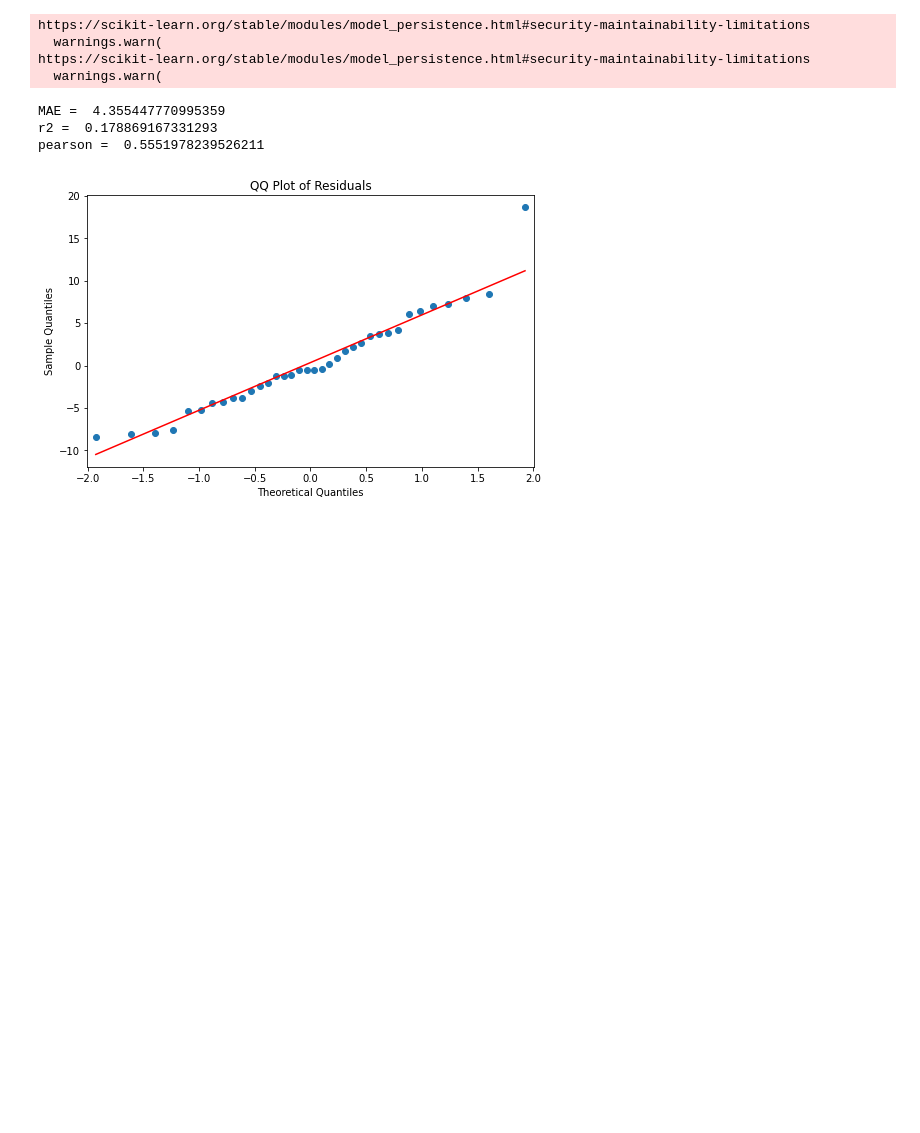
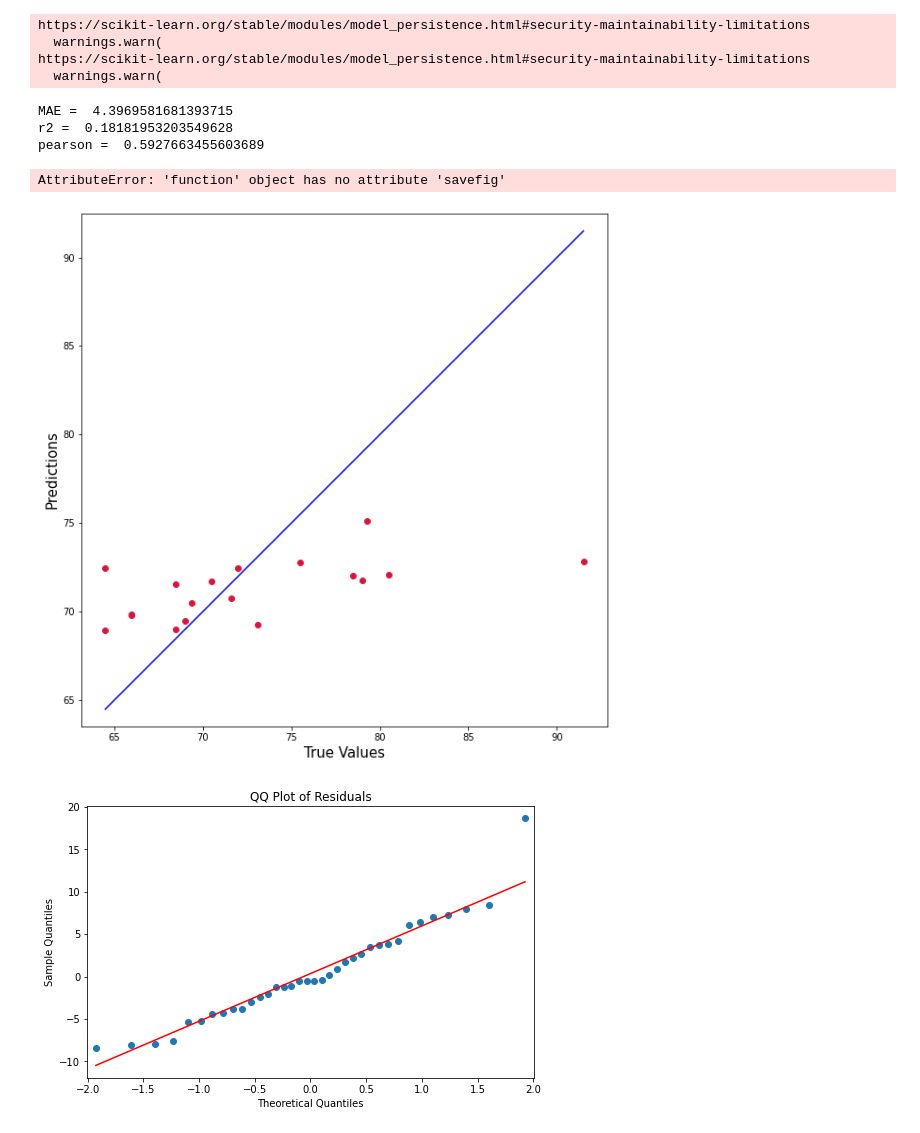
Before and after one commit to Mike-Skehan/AntibodyFvTm50Predictor, a Jupyter notebook: jupyter/29032023_notebook.ipynb, the cells around one changed output. Saved outputs shown, nothing was run; the diff lists cells and outputs as text; code cells hidden in the pictures; blank space fills up the shorter version.

```diff
--- a/jupyter/29032023_notebook.ipynb
+++ b/jupyter/29032023_notebook.ipynb
@@ -49,7 +55,7 @@ light, heavy, temp = dp.data_extract('../data/combined_datasets.csv')
 
 X = df
 Y = temp
-x_train, x_test, y_train, y_test = train_test_split(X, Y, test_size=0.2, random_state = 7)
+x_train, x_test, y_train, y_test = train_test_split(X, Y, test_size=0.1, random_state = 7)
 # %% [output]
 https://scikit-learn.org/stable/modules/model_persistence.html#security-maintainability-limitations
   warnings.warn(
@@ -64,9 +70,14 @@ pearson = results[2][0]
 
 print ("MAE = ",MAE,"\nr2 = ",r2,"\npearson = ",pearson)
 # %% [output]
-MAE =  4.355447770995359
-r2 =  0.178869167331293
-pearson =  0.5551978239526211
+MAE =  4.3969581681393715
+r2 =  0.18181953203549628
+pearson =  0.5927663455603689
+# %%
+rf_vis.rf_plot(x_test,y_test,model2)
+# %% [output]
+AttributeError: 'function' object has no attribute 'savefig'
+[figure, added]
 # %%
 from statsmodels.graphics.gofplots import ProbPlot
 y_pred = model2.predict(x_test)
```
Also changed, not shown: parts of 2 cells of this notebook, 2 other files.
